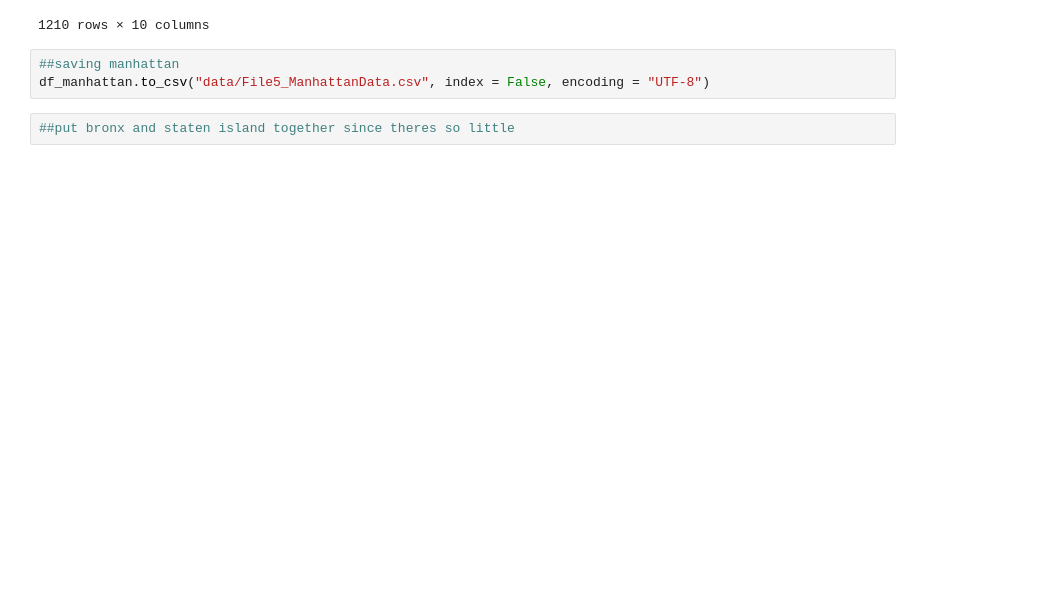
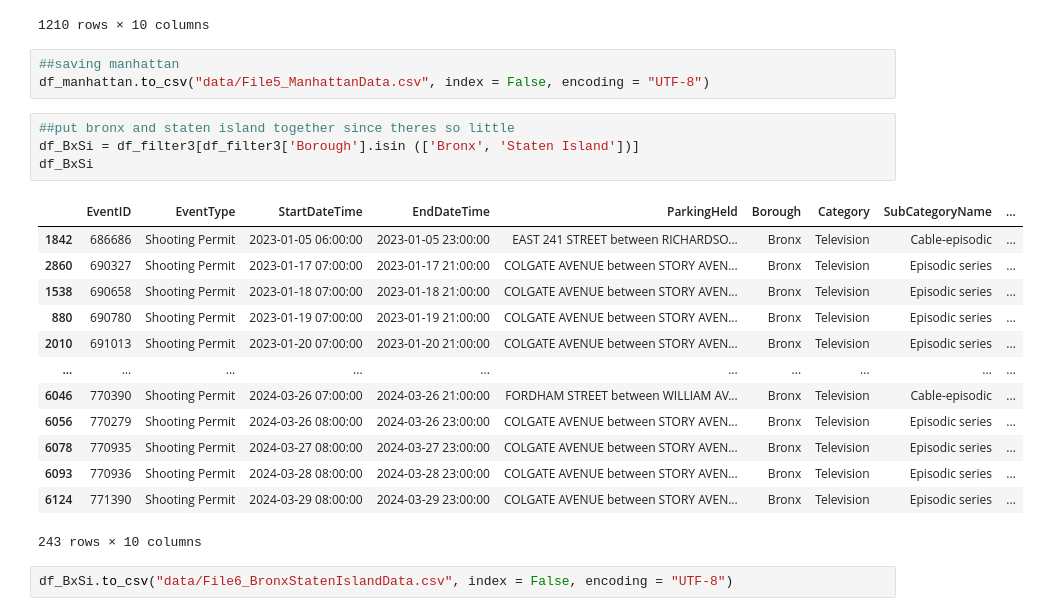
Before and after one commit to sajinashresthacoding/nyc-film-permits, a Jupyter notebook: 1st_DataExploration.ipynb, the cells around one changed output. Drawn from its saved outputs; the diff is of its cells as text; blank space fills up the shorter version.

Commit message:
data exploration?

```diff
--- a/1st_DataExploration.ipynb
+++ b/1st_DataExploration.ipynb
@@ -316,3 +316,21 @@ df_manhattan
 df_manhattan.to_csv("data/File5_ManhattanData.csv", index = False, encoding = "UTF-8")
 # %%
 ##put bronx and staten island together since theres so little
+df_BxSi = df_filter3[df_filter3['Borough'].isin (['Bronx', 'Staten Island'])]
+df_BxSi
+# %% [output]
+|  | EventID | EventType | StartDateTime | EndDateTime | ParkingHeld | Borough | Category | SubCategoryName | ... |
+| 1842 | 686686 | Shooting Permit | 2023-01-05 06:00:00 | 2023-01-05 23:00:00 | EAST 241 STREET between RICHARDSO... | Bronx | Television | Cable-episodic | ... |
+| 2860 | 690327 | Shooting Permit | 2023-01-17 07:00:00 | 2023-01-17 21:00:00 | COLGATE AVENUE between STORY AVEN... | Bronx | Television | Episodic series | ... |
+| 1538 | 690658 | Shooting Permit | 2023-01-18 07:00:00 | 2023-01-18 21:00:00 | COLGATE AVENUE between STORY AVEN... | Bronx | Television | Episodic series | ... |
+| 880 | 690780 | Shooting Permit | 2023-01-19 07:00:00 | 2023-01-19 21:00:00 | COLGATE AVENUE between STORY AVEN... | Bronx | Television | Episodic series | ... |
+| 2010 | 691013 | Shooting Permit | 2023-01-20 07:00:00 | 2023-01-20 21:00:00 | COLGATE AVENUE between STORY AVEN... | Bronx | Television | Episodic series | ... |
+| ... | ... | ... | ... | ... | ... | ... | ... | ... | ... |
+| 6046 | 770390 | Shooting Permit | 2024-03-26 07:00:00 | 2024-03-26 21:00:00 | FORDHAM STREET between WILLIAM AV... | Bronx | Television | Cable-episodic | ... |
+| 6056 | 770279 | Shooting Permit | 2024-03-26 08:00:00 | 2024-03-26 23:00:00 | COLGATE AVENUE between STORY AVEN... | Bronx | Television | Episodic series | ... |
+| 6078 | 770935 | Shooting Permit | 2024-03-27 08:00:00 | 2024-03-27 23:00:00 | COLGATE AVENUE between STORY AVEN... | Bronx | Television | Episodic series | ... |
+| 6093 | 770936 | Shooting Permit | 2024-03-28 08:00:00 | 2024-03-28 23:00:00 | COLGATE AVENUE between STORY AVEN... | Bronx | Television | Episodic series | ... |
+| 6124 | 771390 | Shooting Permit | 2024-03-29 08:00:00 | 2024-03-29 23:00:00 | COLGATE AVENUE between STORY AVEN... | Bronx | Television | Episodic series | ... |
+243 rows × 10 columns
+# %%
+df_BxSi.to_csv("data/File6_BronxStatenIslandData.csv", index = False, encoding = "UTF-8")
```
Also changed, not shown: 1 other file.
